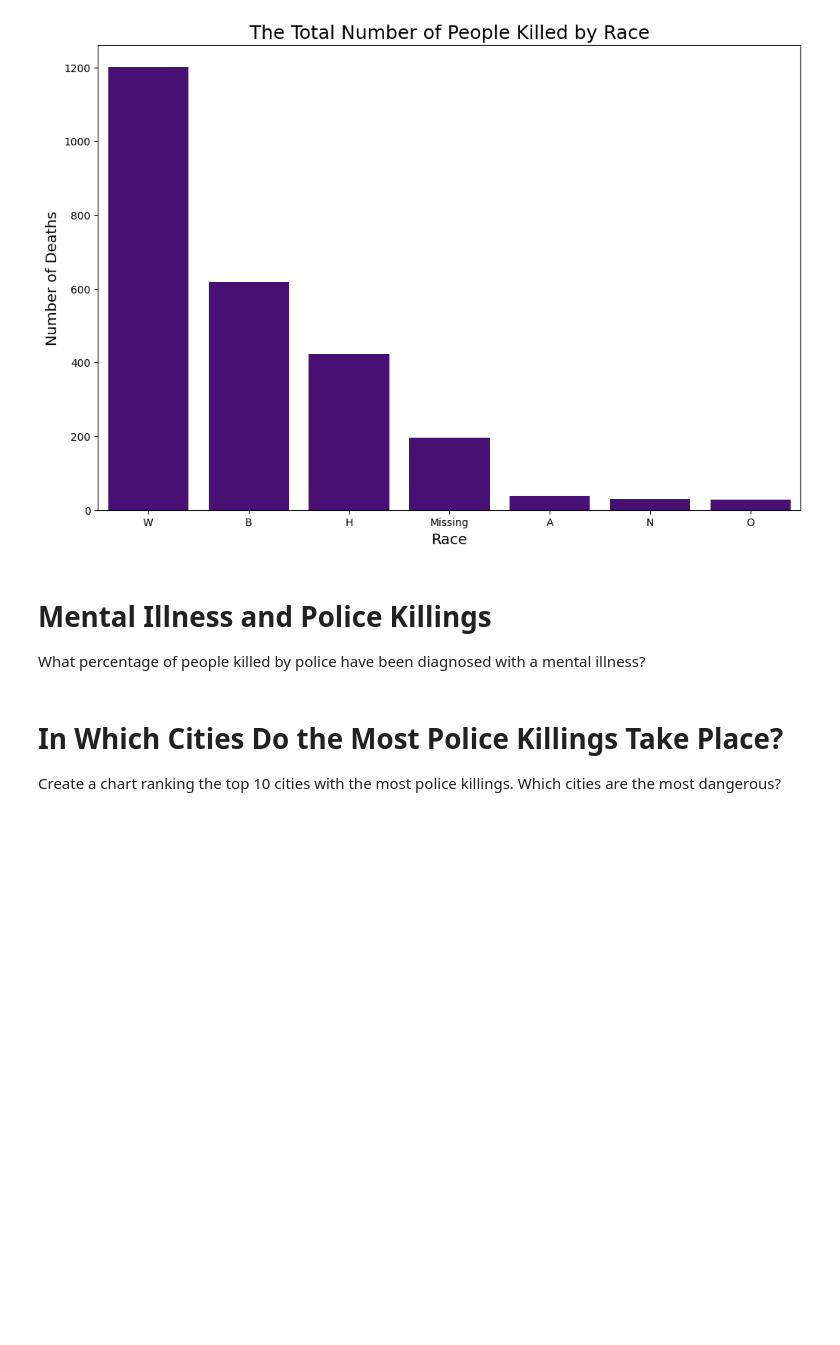
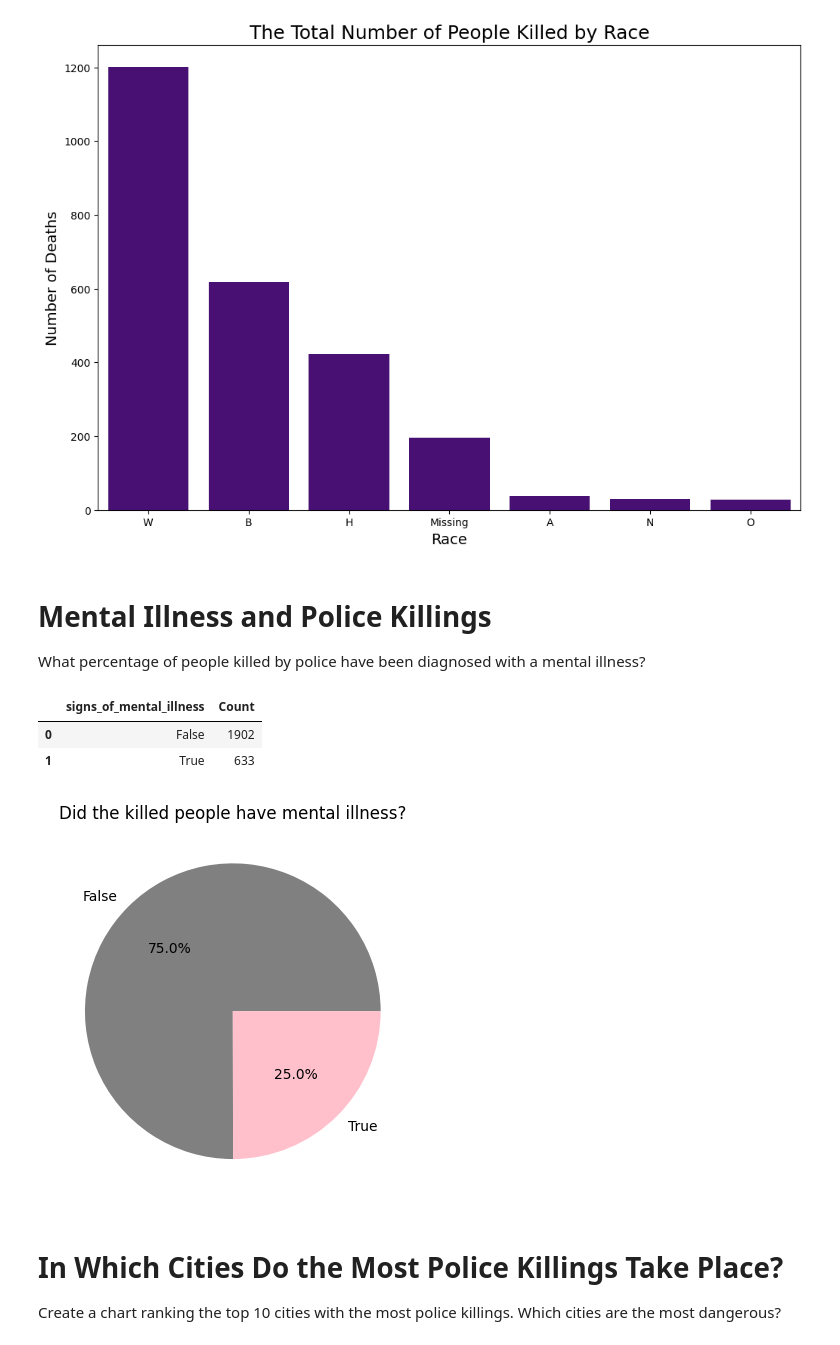
Before and after one commit to chgwyellow/Death-involving-Police-in-the-USA, a Jupyter notebook: Fatal_Force.ipynb, the cells around one changed output. Drawn from its saved outputs; the diff is of its cells as text; code cells hidden in the pictures; blank space fills up the shorter version.

Commit message:
Completed the mental illness.

```diff
--- a/Fatal_Force.ipynb
+++ b/Fatal_Force.ipynb
@@ -566,6 +566,24 @@ plt.show()
 # Mental Illness and Police Killings
 
 What percentage of people killed by police have been diagnosed with a mental illness?
+# %%
+mental_illness = df_fatalities.signs_of_mental_illness.value_counts().reset_index(name="Count")
+mental_illness
+# %% [output]
+|  | signs_of_mental_illness | Count |
+| 0 | False | 1902 |
+| 1 | True | 633 |
+# %%
+plt.pie(
+    mental_illness.Count,
+    labels=mental_illness.signs_of_mental_illness,
+    autopct="%1.1f%%",
+    colors=["grey", "pink"]
+)
+plt.title("Did the killed people have mental illness?")
+plt.show()
+# %% [output]
+[figure, added]
 # %% [markdown]
 # In Which Cities Do the Most Police Killings Take Place?
 
```
